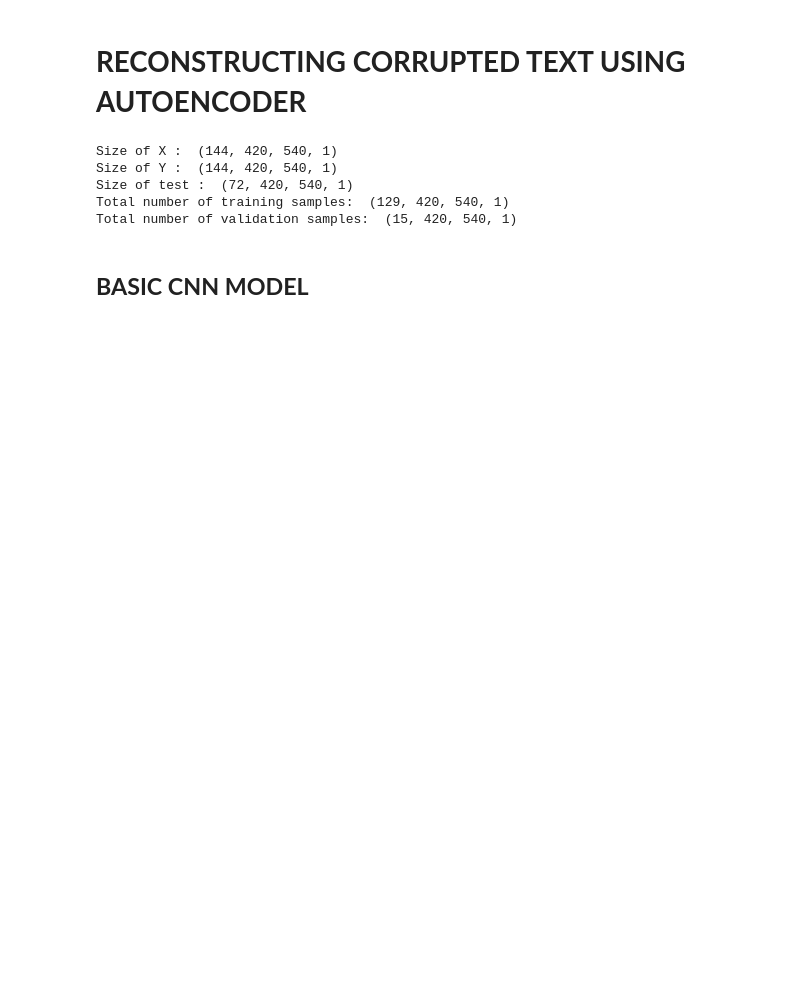
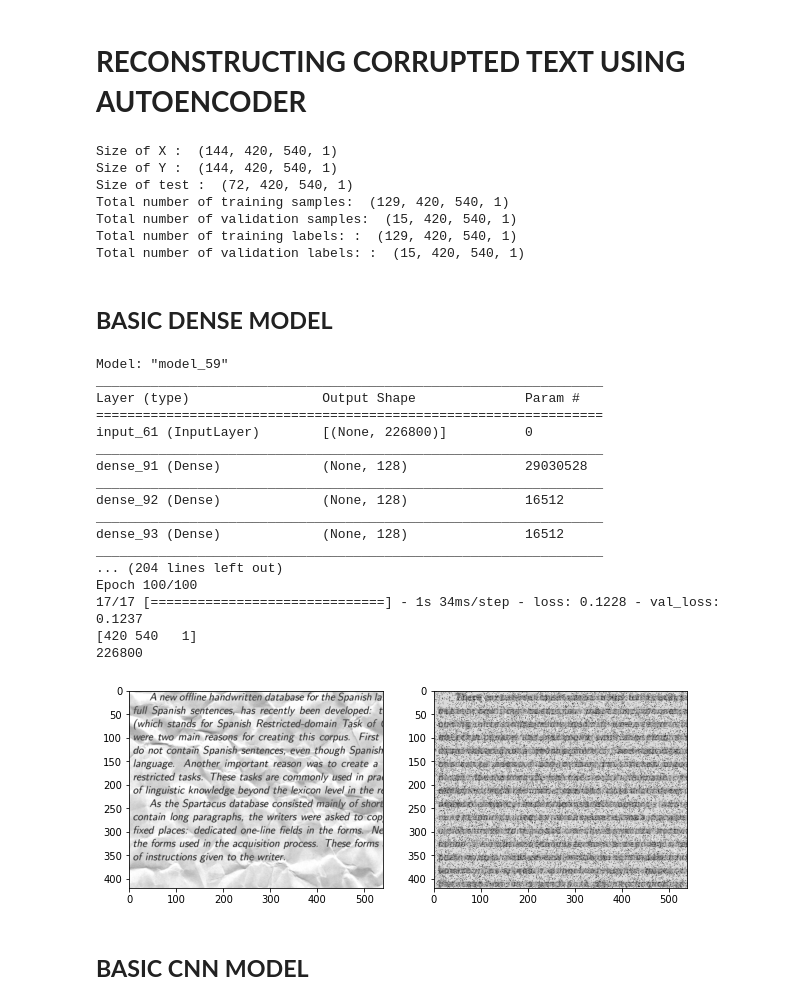
Before and after one commit to Anish-AV/Autoencoder, a Jupyter notebook: Reconstruct_corrupted_text.ipynb, the cells around one changed output. Drawn from its saved outputs; the diff is of its cells as text; code cells hidden in the pictures; blank space fills up the shorter version.

```diff
--- a/Reconstruct_corrupted_text.ipynb
+++ b/Reconstruct_corrupted_text.ipynb
@@ -60,12 +61,72 @@ print("Size of test : ", test.shape)
 X_train, X_valid, y_train, y_valid = train_test_split(X, Y, test_size=0.1, random_state=111)
 print("Total number of training samples: ", X_train.shape)
 print("Total number of validation samples: ", X_valid.shape)
+print("Total number of training labels: : " , y_train.shape)
+print("Total number of validation labels: : " , y_valid.shape)
 # %% [output]
 Size of X :  (144, 420, 540, 1)
 Size of Y :  (144, 420, 540, 1)
 Size of test :  (72, 420, 540, 1)
 Total number of training samples:  (129, 420, 540, 1)
 Total number of validation samples:  (15, 420, 540, 1)
+Total number of training labels: :  (129, 420, 540, 1)
+Total number of validation labels: :  (15, 420, 540, 1)
+# %% [markdown]
+## **BASIC DENSE MODEL**
+# %%
+x_train = np.reshape(X_train, (X_train.shape[0], 226800))
+x_valid = np.reshape(X_valid, (X_valid.shape[0], 226800))
+#print(x_train.shape)
+Y_train = np.reshape(y_train, (y_train.shape[0], 226800))
+Y_valid = np.reshape(y_valid, (y_valid.shape[0], 226800))
+#print(Y_train.shape)
+Test=np.reshape(test,(test.shape[0],226800))
+#Building our autoencoder
+def build_autoenocder():
+    input_img = tf.keras.layers.Input(shape=(226800)) # adapt this if using `channels_first` image data format
+
+    x = tf.keras.layers.Dense(128,activation='relu')(input_img)
+    encoded = tf.keras.layers.Dense(128,activation='relu')(x)
+
+
+    x=tf.keras.layers.Dense(128,activation='relu')(encoded)
+    decoded = tf.keras.layers.Dense(226800,activation='relu')(x)
+
+    autoencoder = tf.keras.models.Model(input_img, decoded)
+    autoencoder.compile(optimizer='adam', loss='mse')
+    return autoencoder
+autoencoder = build_autoenocder()
+autoencoder.summary()
+
+# Train your model
+autoencoder.fit(x_train, Y_train, epochs=100, batch_size=8, validation_data=(x_valid, Y_valid))
+predicted_label = autoencoder.predict(Test)
+
+f, ax = plt.subplots(1,2, figsize=(10,10))
+print(np.squeeze(test[0].shape))
+print(np.squeeze(predicted_label[0].shape))
+ax[0].imshow(np.squeeze(test[1]),cmap='gray')
+ax[1].imshow(np.squeeze(predicted_label[1].reshape(420,540)),cmap='gray')
+plt.show()
+# %% [output]
+Model: "model_59"
+_________________________________________________________________
+Layer (type)                 Output Shape              Param #
+=================================================================
+input_61 (InputLayer)        [(None, 226800)]          0
+_________________________________________________________________
+dense_91 (Dense)             (None, 128)               29030528
+_________________________________________________________________
+dense_92 (Dense)             (None, 128)               16512
+_________________________________________________________________
+dense_93 (Dense)             (None, 128)               16512
+_________________________________________________________________
+... (204 lines left out)
+Epoch 100/100
+17/17 [==============================] - 1s 34ms/step - loss: 0.1228 - val_loss: 0.1237
+[420 540   1]
+226800
+[figure, added]
 # %% [markdown]
 ## **BASIC CNN MODEL**
 # %%
```
Also changed, not shown: parts of 6 cells of this notebook.
